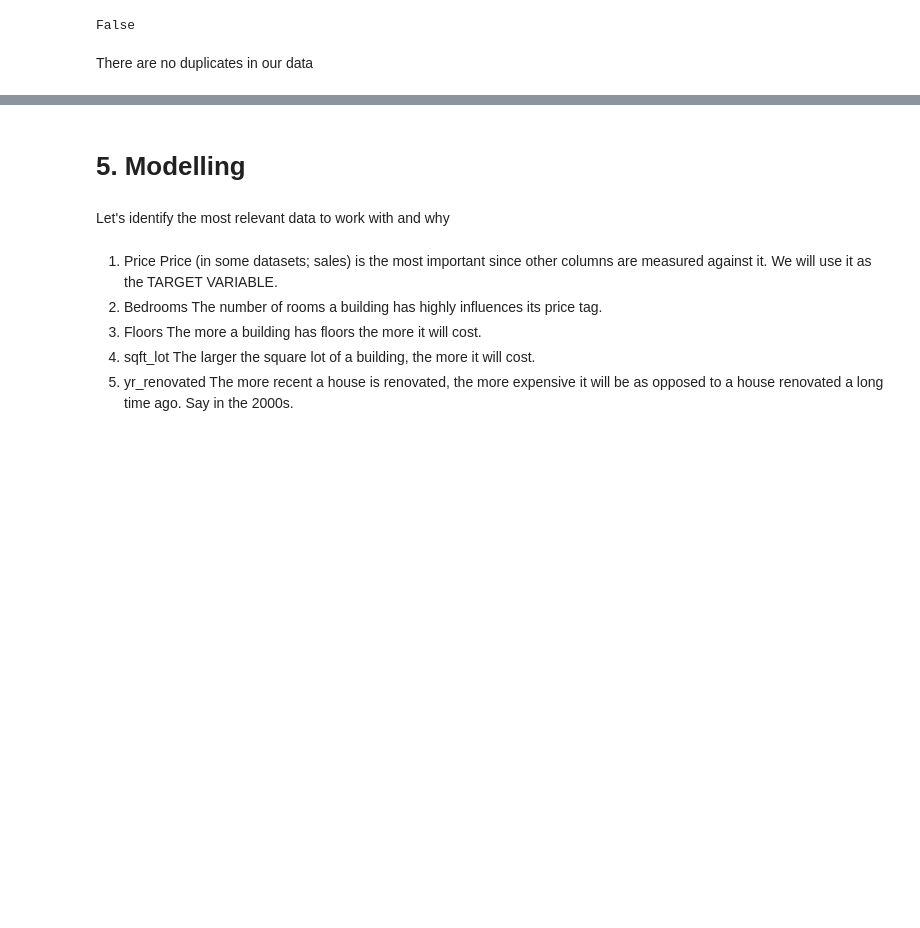
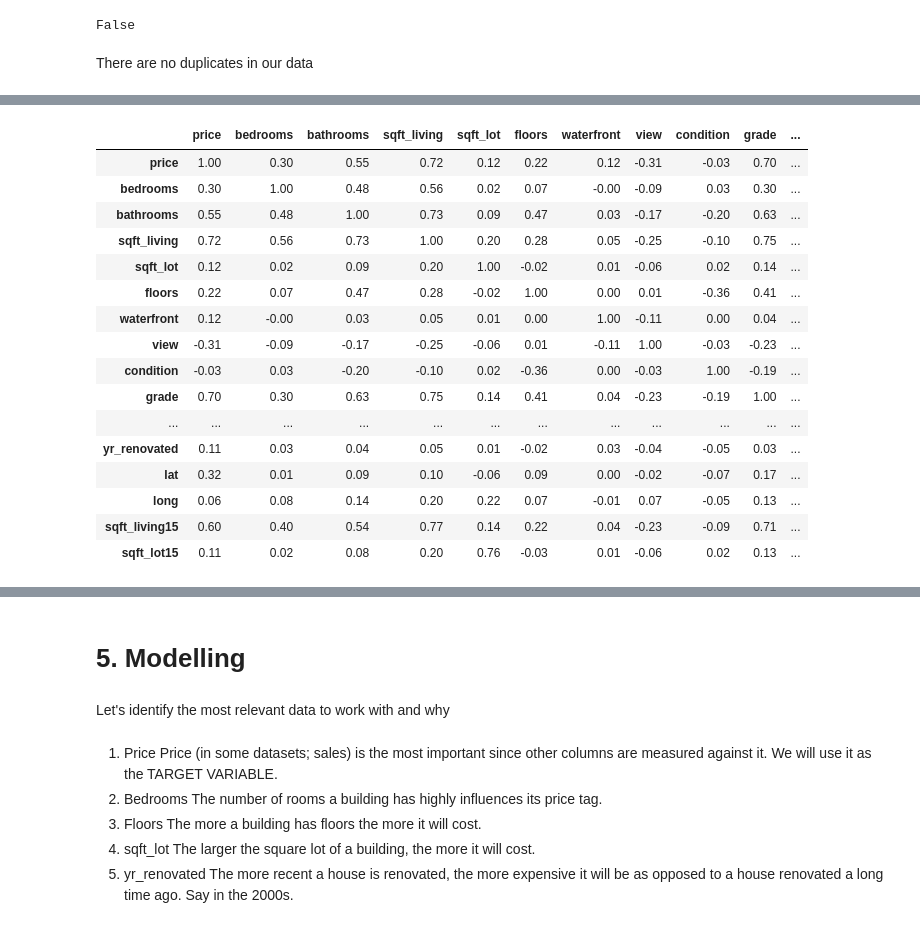
Before and after one commit to MuchiriKinyua/Real-Estate-Management-System, a Jupyter notebook: student.ipynb, the cells around one changed output, grey strips where cells are left out. Drawn from its saved outputs; the diff is of its cells as text; code cells hidden in the pictures; blank space fills up the shorter version.

```diff
--- a/student.ipynb
+++ b/student.ipynb
@@ -333,2 +436,23 @@ data
+# %%
+corr_matrix = round(data.corr(), 2)
+corr_matrix
+# %% [output]
+|  | price | bedrooms | bathrooms | sqft_living | sqft_lot | floors | waterfront | view | condition | grade | ... |
+| price | 1.00 | 0.30 | 0.55 | 0.72 | 0.12 | 0.22 | 0.12 | -0.31 | -0.03 | 0.70 | ... |
+| bedrooms | 0.30 | 1.00 | 0.48 | 0.56 | 0.02 | 0.07 | -0.00 | -0.09 | 0.03 | 0.30 | ... |
+| bathrooms | 0.55 | 0.48 | 1.00 | 0.73 | 0.09 | 0.47 | 0.03 | -0.17 | -0.20 | 0.63 | ... |
+| sqft_living | 0.72 | 0.56 | 0.73 | 1.00 | 0.20 | 0.28 | 0.05 | -0.25 | -0.10 | 0.75 | ... |
+| sqft_lot | 0.12 | 0.02 | 0.09 | 0.20 | 1.00 | -0.02 | 0.01 | -0.06 | 0.02 | 0.14 | ... |
+| floors | 0.22 | 0.07 | 0.47 | 0.28 | -0.02 | 1.00 | 0.00 | 0.01 | -0.36 | 0.41 | ... |
+| waterfront | 0.12 | -0.00 | 0.03 | 0.05 | 0.01 | 0.00 | 1.00 | -0.11 | 0.00 | 0.04 | ... |
+| view | -0.31 | -0.09 | -0.17 | -0.25 | -0.06 | 0.01 | -0.11 | 1.00 | -0.03 | -0.23 | ... |
+| condition | -0.03 | 0.03 | -0.20 | -0.10 | 0.02 | -0.36 | 0.00 | -0.03 | 1.00 | -0.19 | ... |
+| grade | 0.70 | 0.30 | 0.63 | 0.75 | 0.14 | 0.41 | 0.04 | -0.23 | -0.19 | 1.00 | ... |
+| ... | ... | ... | ... | ... | ... | ... | ... | ... | ... | ... | ... |
+| yr_renovated | 0.11 | 0.03 | 0.04 | 0.05 | 0.01 | -0.02 | 0.03 | -0.04 | -0.05 | 0.03 | ... |
+| lat | 0.32 | 0.01 | 0.09 | 0.10 | -0.06 | 0.09 | 0.00 | -0.02 | -0.07 | 0.17 | ... |
+| long | 0.06 | 0.08 | 0.14 | 0.20 | 0.22 | 0.07 | -0.01 | 0.07 | -0.05 | 0.13 | ... |
+| sqft_living15 | 0.60 | 0.40 | 0.54 | 0.77 | 0.14 | 0.22 | 0.04 | -0.23 | -0.09 | 0.71 | ... |
+| sqft_lot15 | 0.11 | 0.02 | 0.08 | 0.20 | 0.76 | -0.03 | 0.01 | -0.06 | 0.02 | 0.13 | ... |
 # %%
 # Let's see how it looks visually
```
Also changed, not shown: parts of 50 cells of this notebook.
